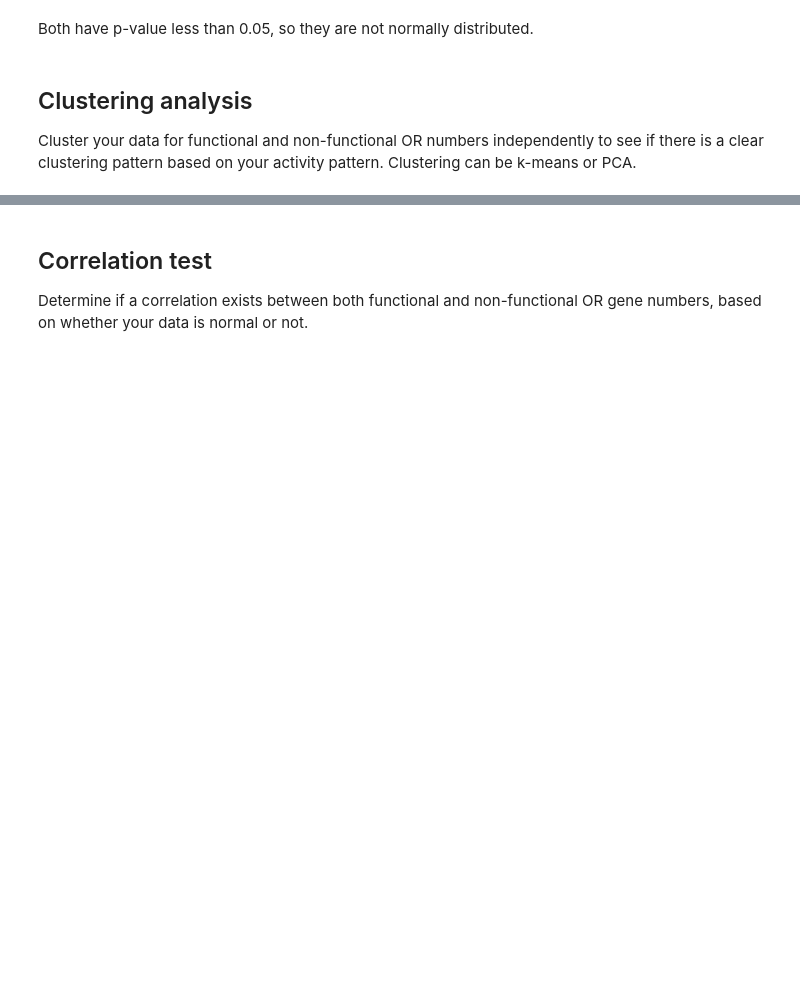
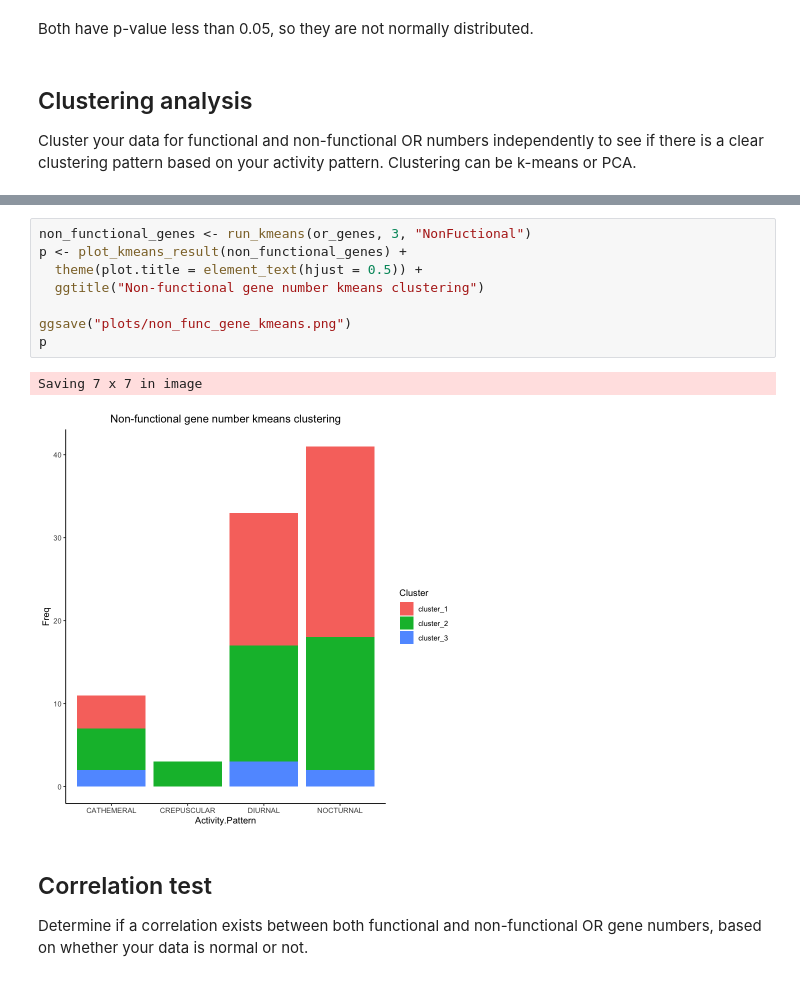
Before and after one commit to Takkoona/BIOL40540_final_assessment, a Jupyter notebook: 1_required_analysis.ipynb, the cells around one changed output, grey strips where cells are left out. Cells and saved outputs as stored; diff of their text form; blank space fills up the shorter version.

```diff
--- a/1_required_analysis.ipynb
+++ b/1_required_analysis.ipynb
@@ -109,3 +137,14 @@ plot_kmeans_result <- function(or_genes, cluster_range, gene_type) {
+# %%
+non_functional_genes <- run_kmeans(or_genes, 3, "NonFuctional")
+p <- plot_kmeans_result(non_functional_genes) +
+  theme(plot.title = element_text(hjust = 0.5)) +
+  ggtitle("Non-functional gene number kmeans clustering")
+
+ggsave("plots/non_func_gene_kmeans.png")
+p
+# %% [output]
+Saving 7 x 7 in image
+[figure, added]
 # %% [markdown]
 ## Correlation test
 Determine if a correlation exists between both functional and non-functional OR gene numbers, based on whether your data is normal or not.
```
Also changed, not shown: parts of 16 cells of this notebook, 3 other files.
